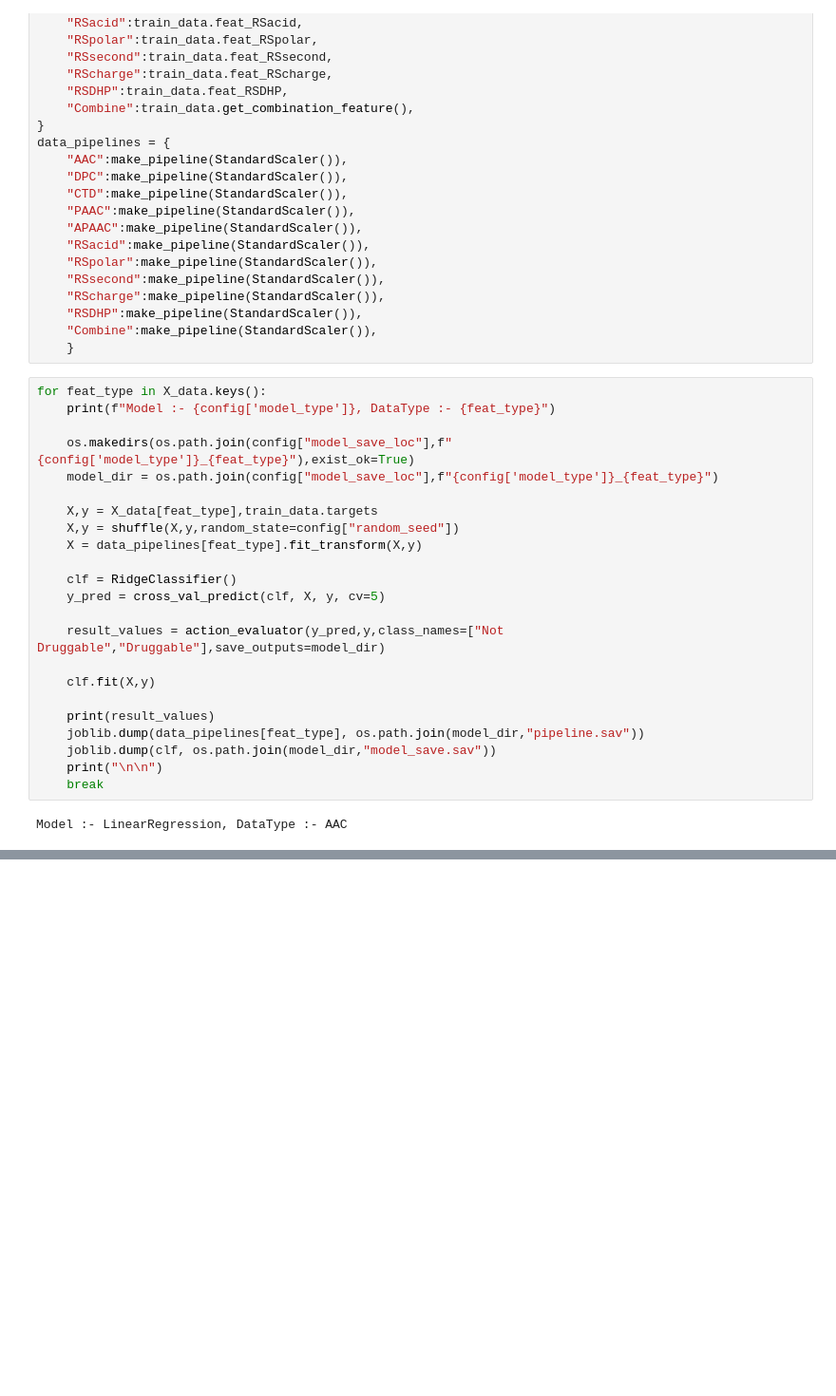
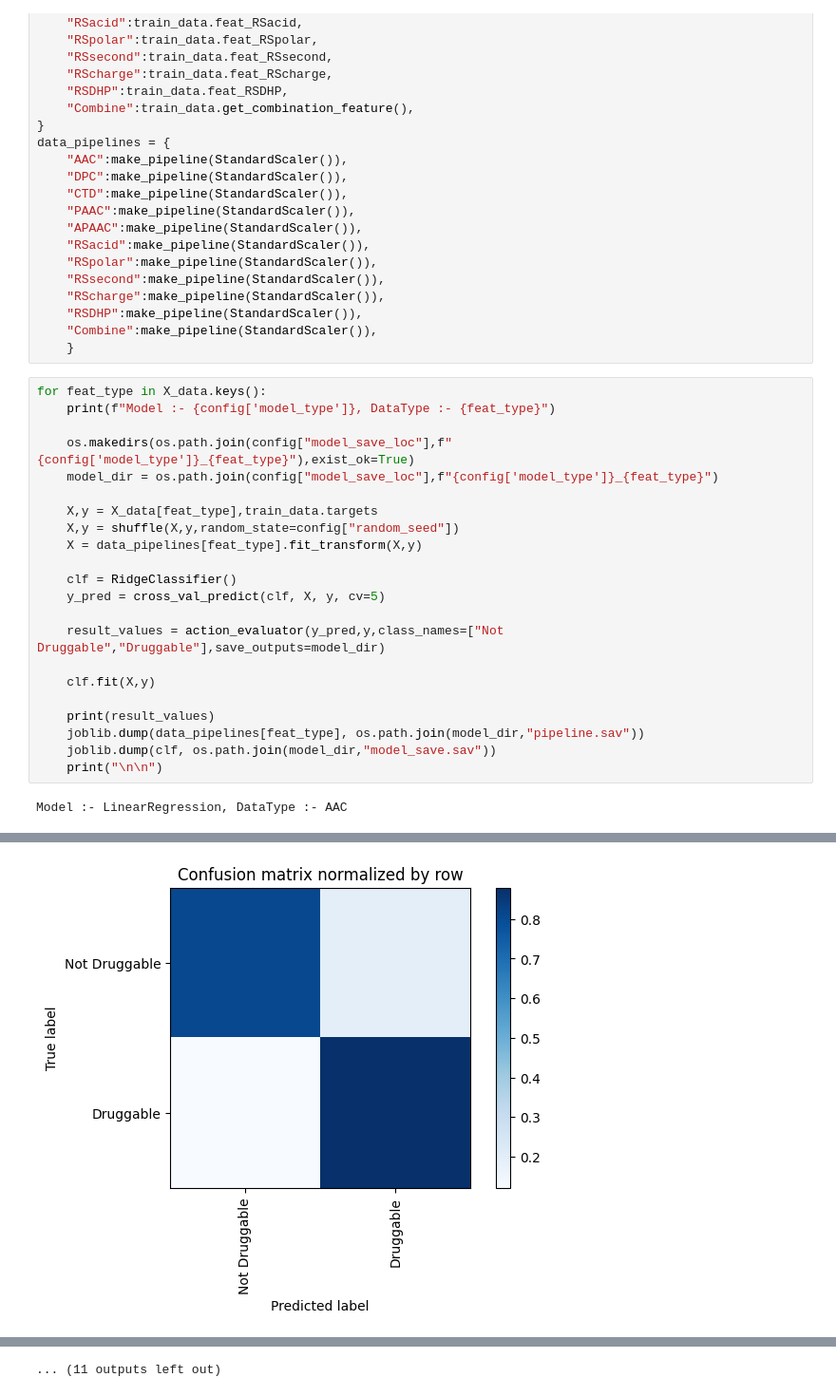
Before and after one commit to DevinDeSilva/DruggableProtienPrediction, a Jupyter notebook: Train_Estimators_LR.ipynb, the cells around one changed output, grey strips where cells are left out. Shown at 95% size. Cells and saved outputs as stored; diff of their text form; blank space fills up the shorter version.

```diff
--- a/Train_Estimators_LR.ipynb
+++ b/Train_Estimators_LR.ipynb
@@ -149,7 +149,6 @@ for feat_type in X_data.keys():
     joblib.dump(data_pipelines[feat_type], os.path.join(model_dir,"pipeline.sav"))
     joblib.dump(clf, os.path.join(model_dir,"model_save.sav"))
     print("\n\n")
-    break
 # %% [output]
 Model :- LinearRegression, DataType :- AAC
 [figure]
@@ -167,0 +170 @@ Not Druggable       0.873      0.822      0.847      0.519       1319|   Druggab
+[figure, added]
@@ -167,0 +235 @@ Not Druggable       0.873      0.822      0.847      0.519       1319|   Druggab
+... (11 outputs left out)
```
Also changed, not shown: parts of 1 cell of this notebook, 31 other files.
